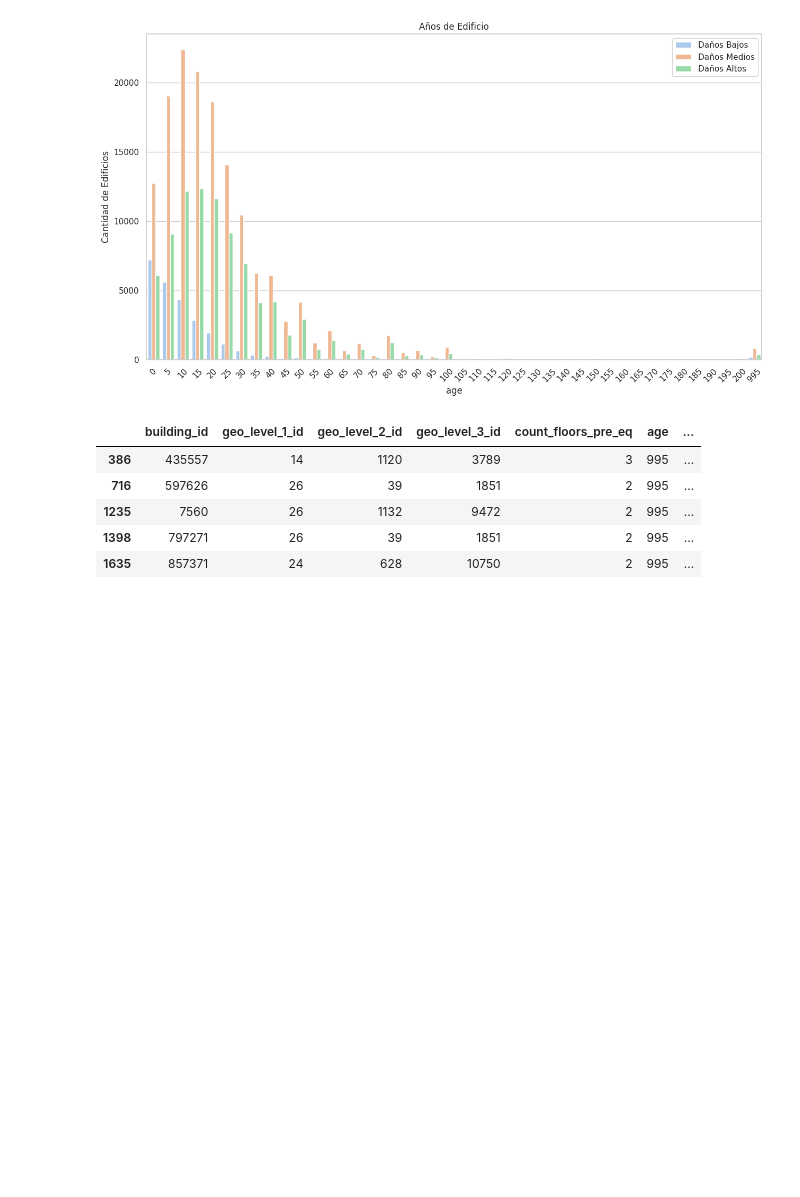
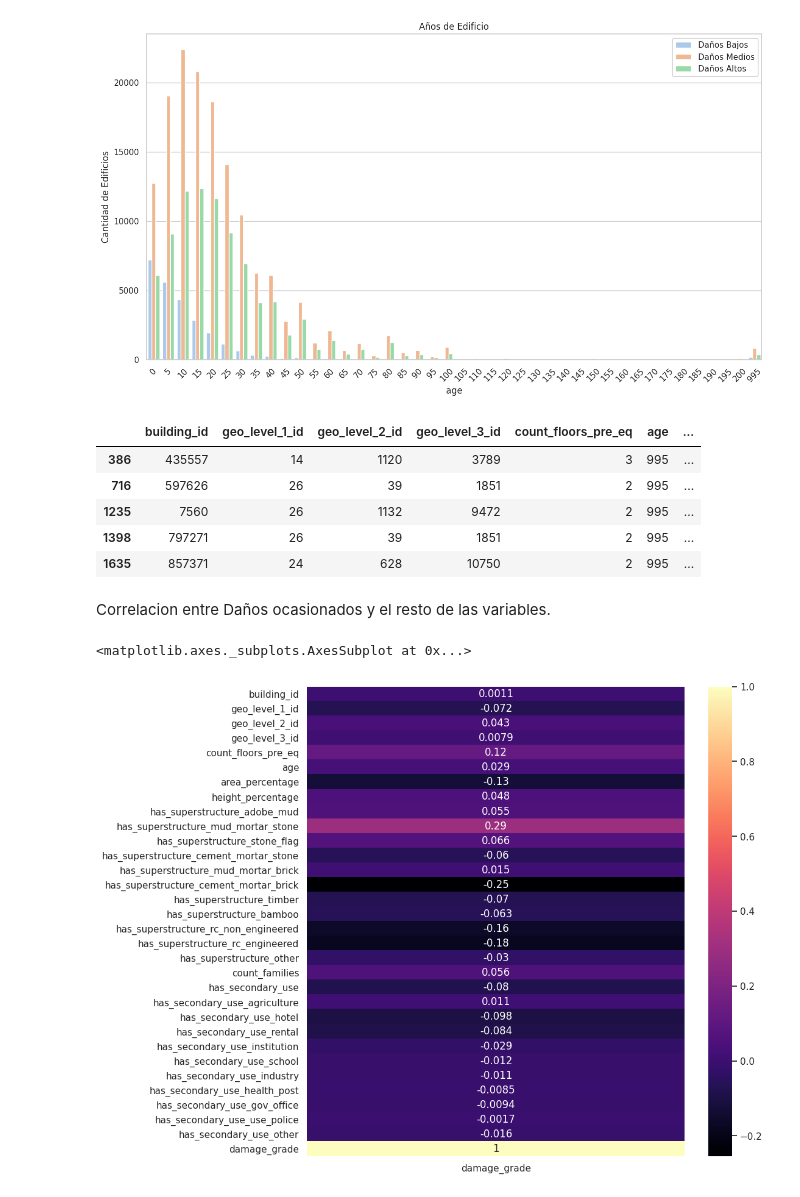
Before and after one commit to paco3209/tpFiuba, a Jupyter notebook: notebook_tpfiuba.ipynb, the cells around one changed output. Drawn from its saved outputs; the diff is of its cells as text; code cells hidden in the pictures; blank space fills up the shorter version.

```diff
--- a/notebook_tpfiuba.ipynb
+++ b/notebook_tpfiuba.ipynb
@@ -193,3 +213,14 @@ df_ages.head(5)
 | 1235 | 7560 | 26 | 1132 | 9472 | 2 | 995 | ... |
 | 1398 | 797271 | 26 | 39 | 1851 | 2 | 995 | ... |
 | 1635 | 857371 | 24 | 628 | 10750 | 2 | 995 | ... |
+# %% [markdown]
+Correlacion entre Daños ocasionados y el resto de las variables.
+# %%
+plt.figure(figsize=(10,10))
+cor=df_train_values.corr()["damage_grade"]
+cor=pd.DataFrame(cor)
+
+sns.heatmap(cor,annot=True,cmap="magma")
+# %% [output]
+<matplotlib.axes._subplots.AxesSubplot at 0x...>
+[figure, added]
```
Also changed, not shown: parts of 1 cell of this notebook.
